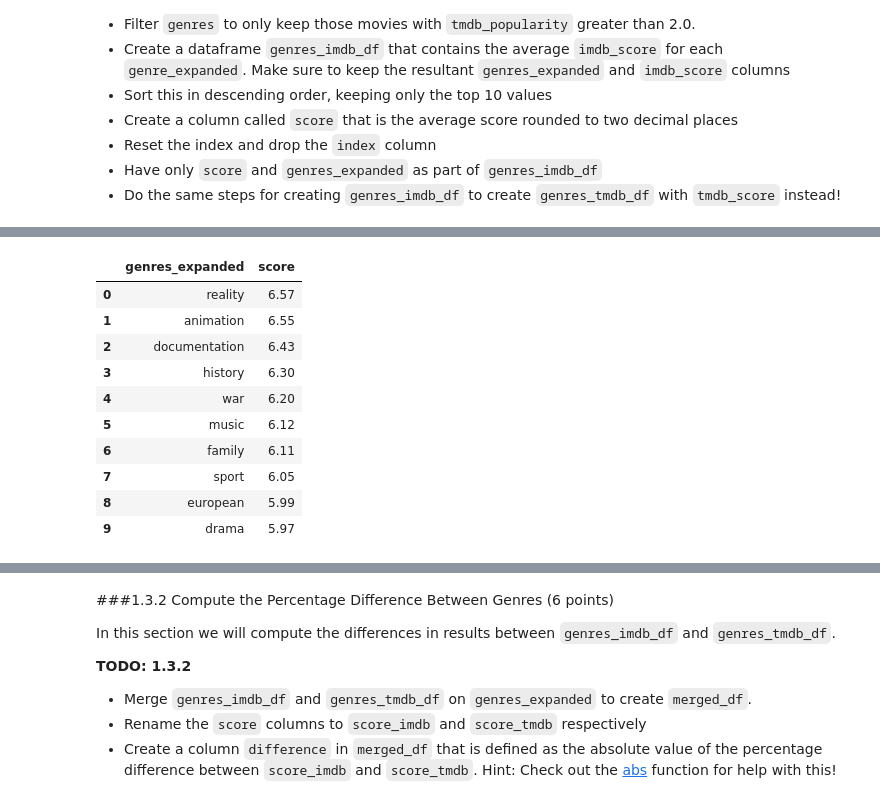
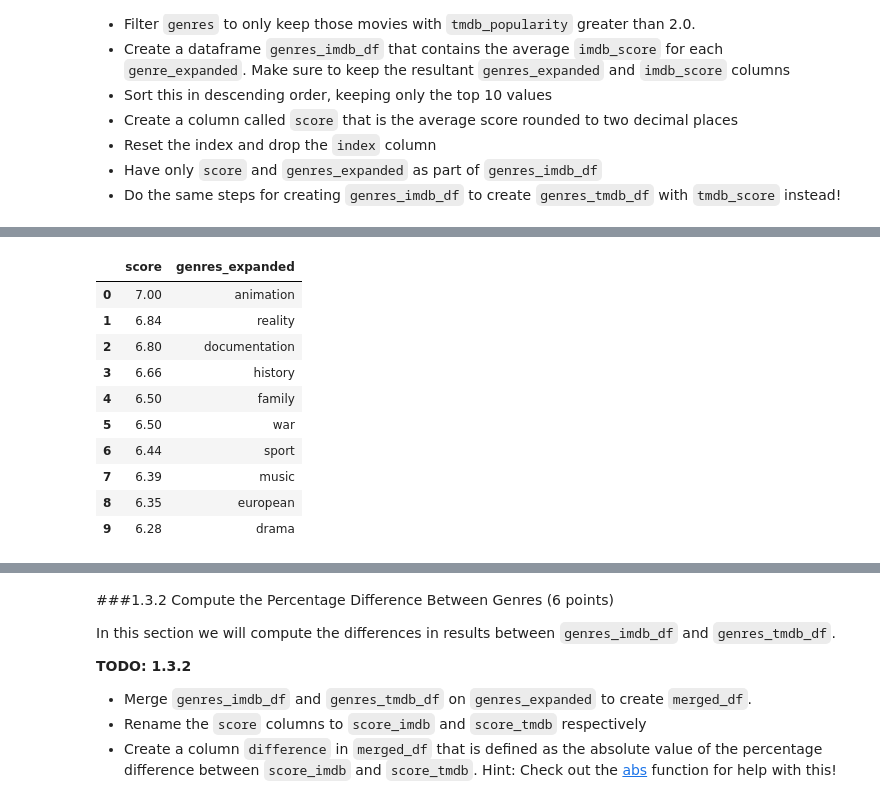
Before and after one commit to YanfuOu/CIS545, a Jupyter notebook: Yanfu_HW_1_FA2024.ipynb, the cells around one changed output, grey strips where cells are left out. Saved outputs shown, nothing was run; the diff lists cells and outputs as text; code cells hidden in the pictures.

```diff
--- a/Yanfu_HW_1_FA2024.ipynb
+++ b/Yanfu_HW_1_FA2024.ipynb
@@ -289,10 +289,10 @@ titles_cleaned_df = titles_cleaned_df.astype({'id':'string',
                                               'runtime':int,
                                               'genres':'string',
                                               'production_countries':'string',
-                                              'imdb_score':int,
-                                              "imdb_votes":int,
-                                              "tmdb_popularity":int,
-                                              "tmdb_score":int
+                                              'imdb_score':float,
+                                              "imdb_votes":float,
+                                              "tmdb_popularity":float,
+                                              "tmdb_score":float,
                                               })
 titles_cleaned_df.dtypes
 # %% [output]
@@ -423,7 +435,7 @@ In this section we will compute the top performing genres, and will use both dat
 # %%
 #TODO: Create genres
 genres = titles_final_df[['genres_expanded','tmdb_popularity','imdb_score','tmdb_score']]
-genres = genres[genres['tmdb_popularity'] > 2]
+genres = genres[genres['tmdb_popularity'] > 2.0]
 genres
 # %% [output]
 |  | genres_expanded | tmdb_popularity | imdb_score | tmdb_score |
@@ -461,22 +473,22 @@ genres_imdb_df
 # %%
 #TODO: Create genres_tmdb_df
-genres_tmdb_df = genres.groupby(by='genres_expanded', as_index= False)['tmdb_score'].mean()
+genres_tmdb_df = genres.groupby(by='genres_expanded', as_index= False)['tmdb_score'].mean().reset_index(drop=True)
 genres_tmdb_df = genres_tmdb_df.sort_values(by='tmdb_score', ascending=False).head(10)
 genres_tmdb_df['score'] = genres_tmdb_df['tmdb_score'].round(2)
-genres_tmdb_df = genres_tmdb_df[['genres_expanded', 'score']].reset_index(drop=True)
+genres_tmdb_df = genres_tmdb_df[['score', 'genres_expanded']].reset_index(drop=True)
 genres_tmdb_df
 # %% [output]
-|  | genres_expanded | score |
-| 0 | reality | 6.57 |
-| 1 | animation | 6.55 |
-| 2 | documentation | 6.43 |
-| 3 | history | 6.30 |
-| 4 | war | 6.20 |
-| 5 | music | 6.12 |
-| 6 | family | 6.11 |
-| 7 | sport | 6.05 |
-| 8 | european | 5.99 |
-| 9 | drama | 5.97 |
+|  | score | genres_expanded |
+| 0 | 7.00 | animation |
+| 1 | 6.84 | reality |
+| 2 | 6.80 | documentation |
+| 3 | 6.66 | history |
+| 4 | 6.50 | family |
+| 5 | 6.50 | war |
+| 6 | 6.44 | sport |
+| 7 | 6.39 | music |
+| 8 | 6.35 | european |
+| 9 | 6.28 | drama |
 # %%
 # TEST CASE: genres_df (6pt)
 # [CIS 545 PennGrader Cell] - 6 points
```
Also changed, not shown: parts of 19 cells of this notebook.
